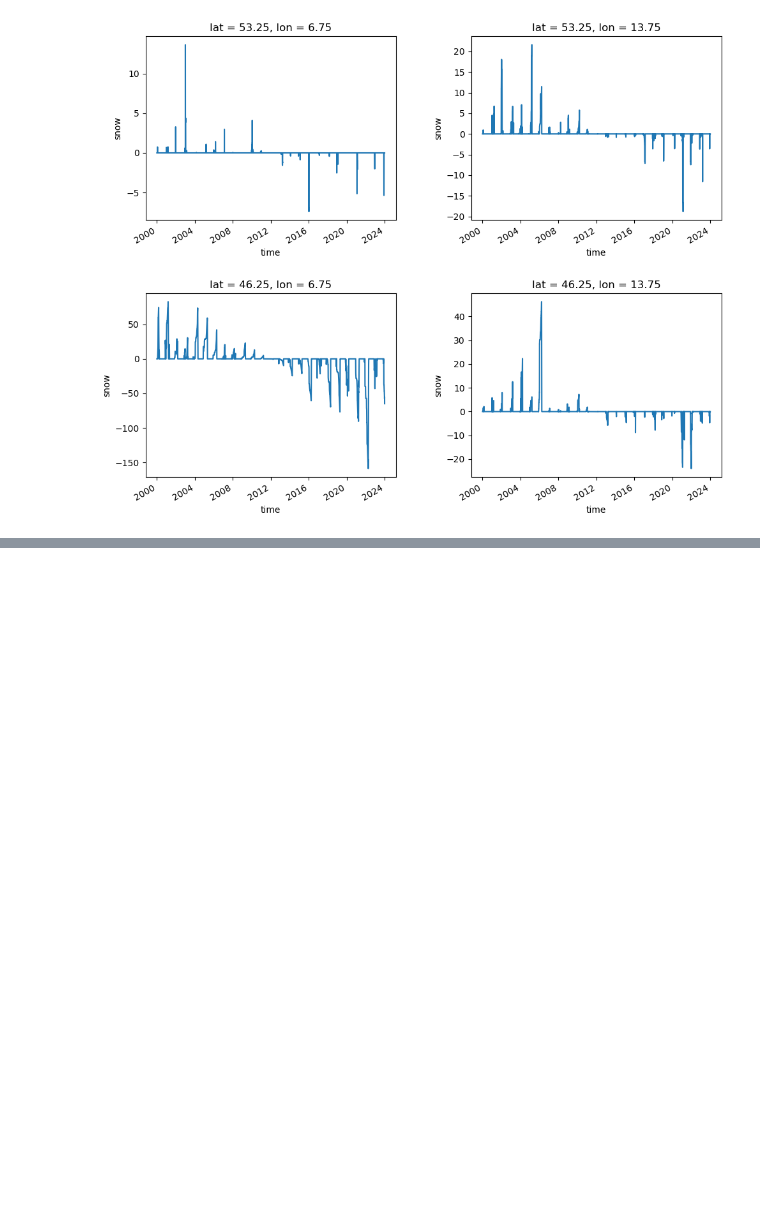
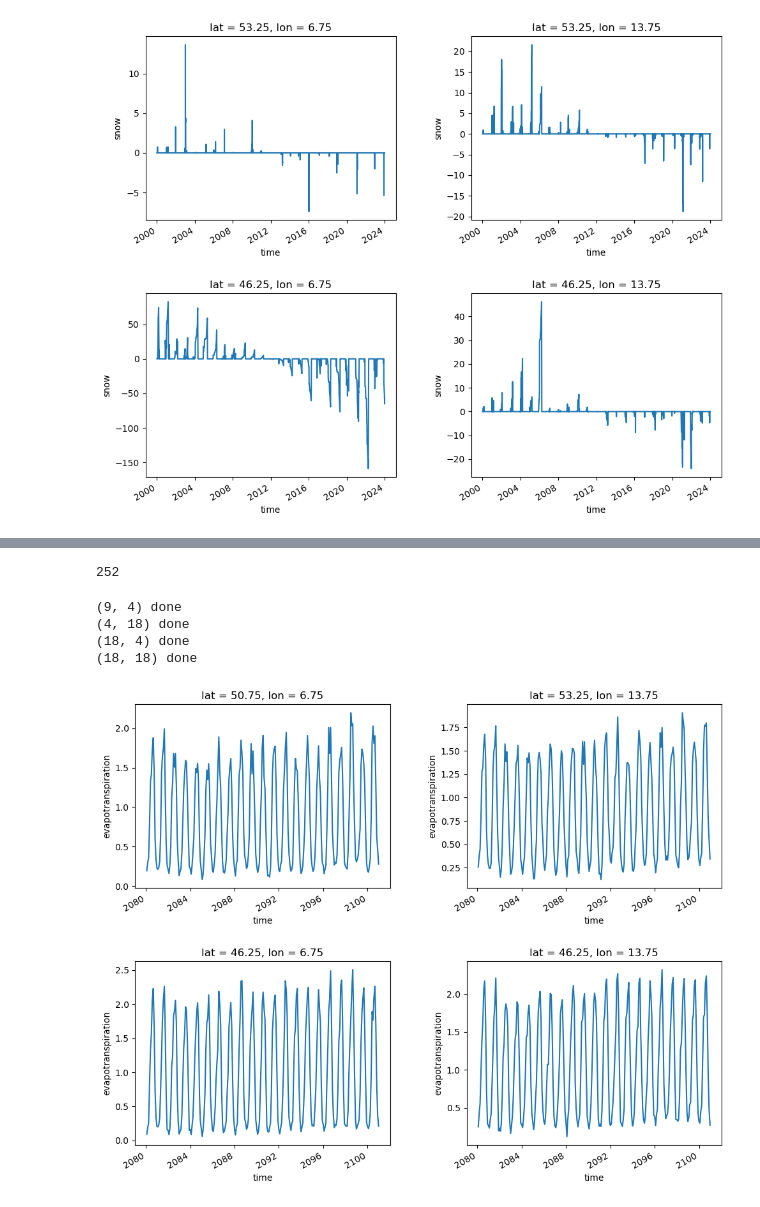
Before and after one commit to JohannaTrost/MSC24-WBM, a Jupyter notebook: monthly.ipynb, the cells around one changed output, grey strips where cells are left out. Drawn from its saved outputs; the diff is of its cells as text; code cells hidden in the pictures; blank space fills up the shorter version.

```diff
--- a/monthly.ipynb
+++ b/monthly.ipynb
@@ -202,0 +191,26 @@ plot_func(difference_data, grid,'snow')
+# %%
+new_time_range = pd.date_range(start='2080-01-01', end='2100-12-31', freq='M')
+len(new_time_range)
+# %% [output]
+252
+# %%
+lai_sel['time'] = new_time_range
+T_sel['time'] = new_time_range
+R_sel['time'] = new_time_range
+P_sel['time'] = new_time_range
+# %%
+grid = [(9,4),(4,18),(18,4),(18,18)]
+# %%
+# Run model for future climate
+output_future = func.grid_model_cell(P_sel, R_sel,
+                                      T_sel, lai_sel,
+                                      params, cells = grid)
+# %% [output]
+(9, 4) done
+(4, 18) done
+(18, 4) done
+(18, 18) done
+# %%
+func.plot_func(output_future, grid,'evapotranspiration')
+# %% [output]
+[figure, added]
```
Also changed, not shown: parts of 13 cells of this notebook.
